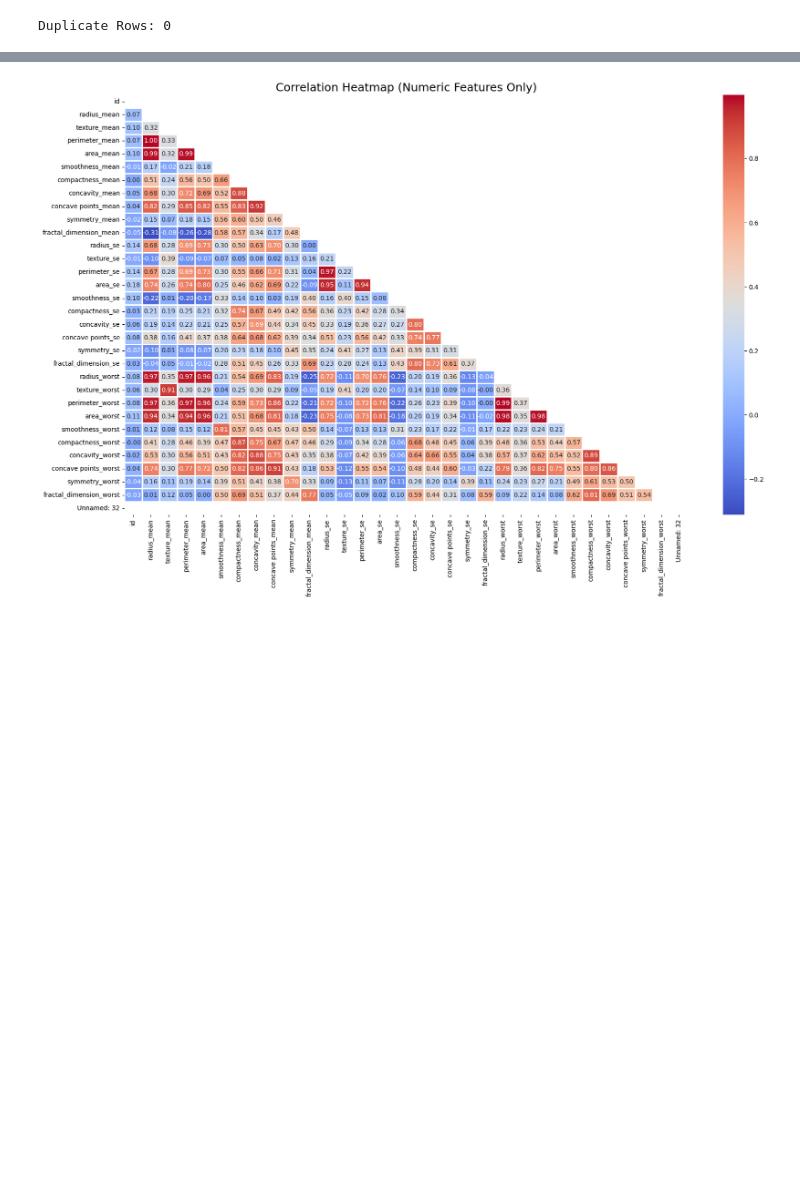
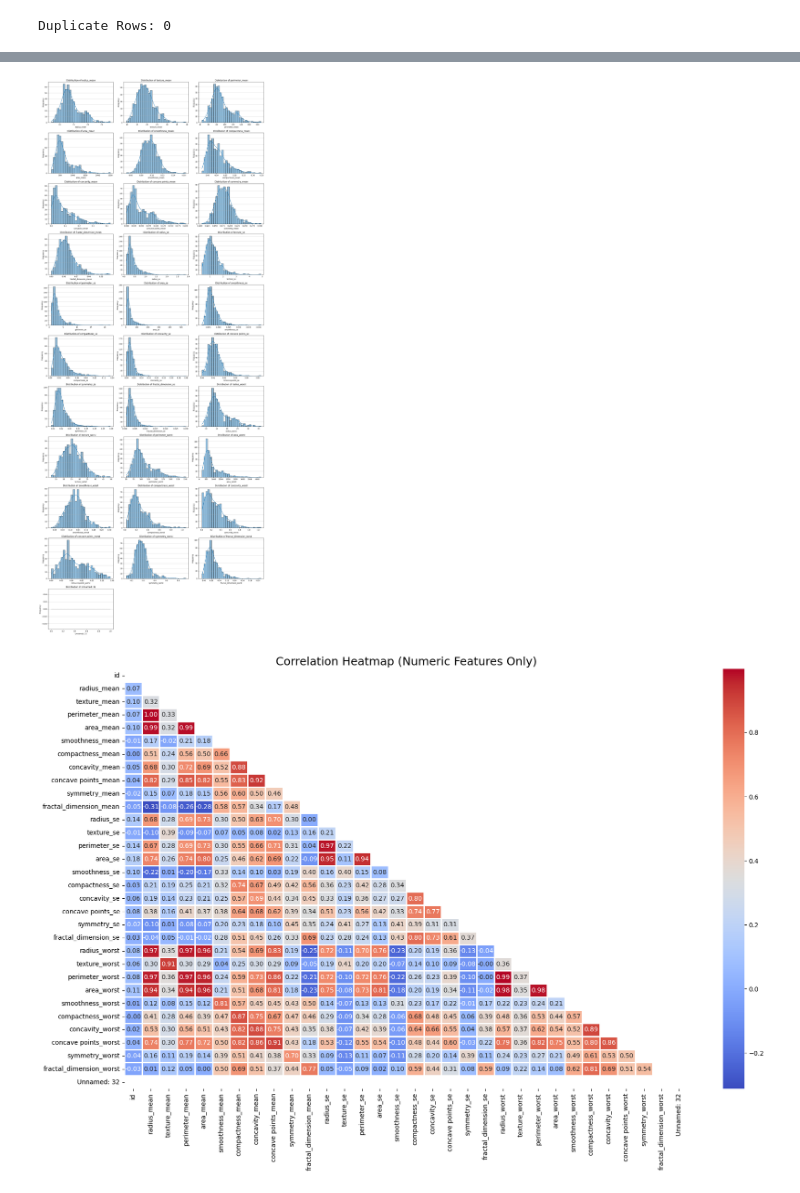
Before and after one commit to eyaguirat10/CoWin-Breast-Cancer-Detection, a Jupyter notebook: Breast_Cancer_Detection--Amal.ipynb, the cells around one changed output, grey strips where cells are left out. Cells and saved outputs as stored; diff of their text form; code cells hidden in the pictures; blank space fills up the shorter version.

```diff
--- a/Breast_Cancer_Detection--Amal.ipynb
+++ b/Breast_Cancer_Detection--Amal.ipynb
@@ -202,3 +170,32 @@ Duplicate Rows: 0
+# %%
+import matplotlib.pyplot as plt
+import seaborn as sns
+import numpy as np
+
+numeric_cols = df.select_dtypes(include=np.number).columns.drop(['id', 'diagnosis_num'], errors='ignore')
+
+n_cols = 3
+n_rows = int(np.ceil(len(numeric_cols) / n_cols))
+
+# Adjust figsize based on number of rows and columns to ensure plots are readable
+fig, axes = plt.subplots(n_rows, n_cols, figsize=(n_cols * 6, n_rows * 4))
+axes = axes.flatten() # Flatten the 2D array of axes for easy iteration
+
+for i, column in enumerate(numeric_cols):
+    sns.histplot(df[column], kde=True, bins=30, ax=axes[i])
+    axes[i].set_title(f'Distribution of {column}', fontsize=12)
+    axes[i].set_xlabel(column, fontsize=10)
+    axes[i].set_ylabel('Frequency', fontsize=10)
+    axes[i].grid(axis='y', alpha=0.75)
+
+# Hide any unused subplots
+for j in range(i + 1, len(axes)):
+    fig.delaxes(axes[j])
+
+plt.tight_layout()
+plt.show()
+# %% [output]
+[figure, added]
 # %%
 plt.figure(figsize=(20, 12))
 
```
Also changed, not shown: parts of 18 cells of this notebook.
